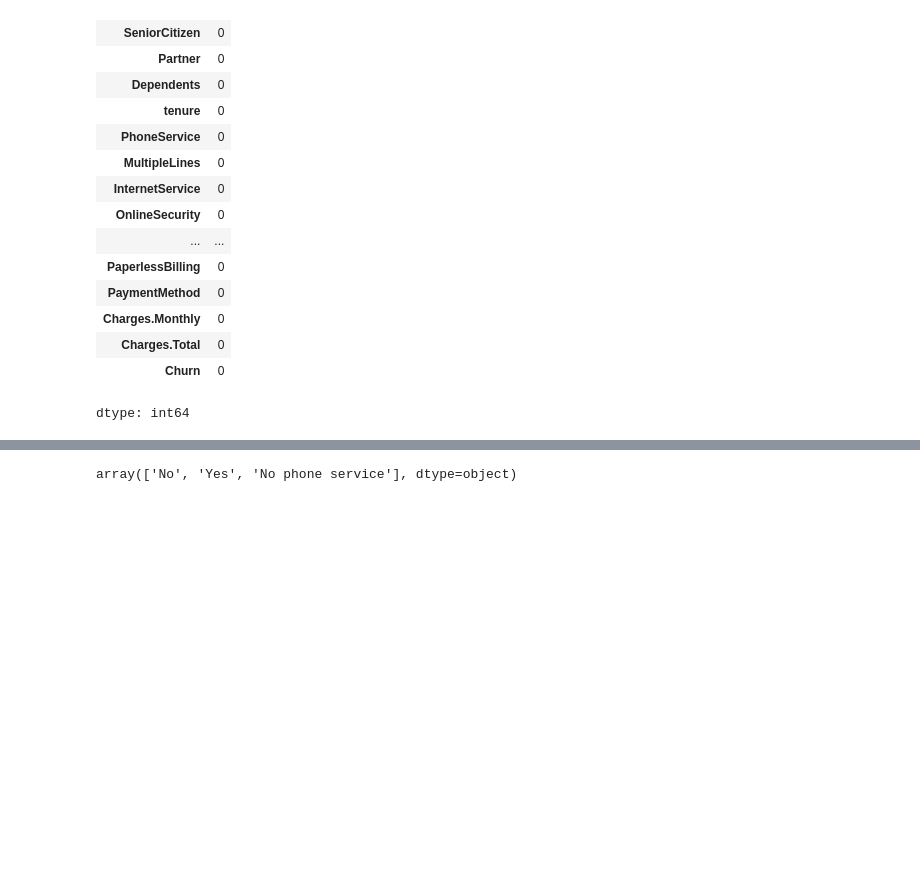
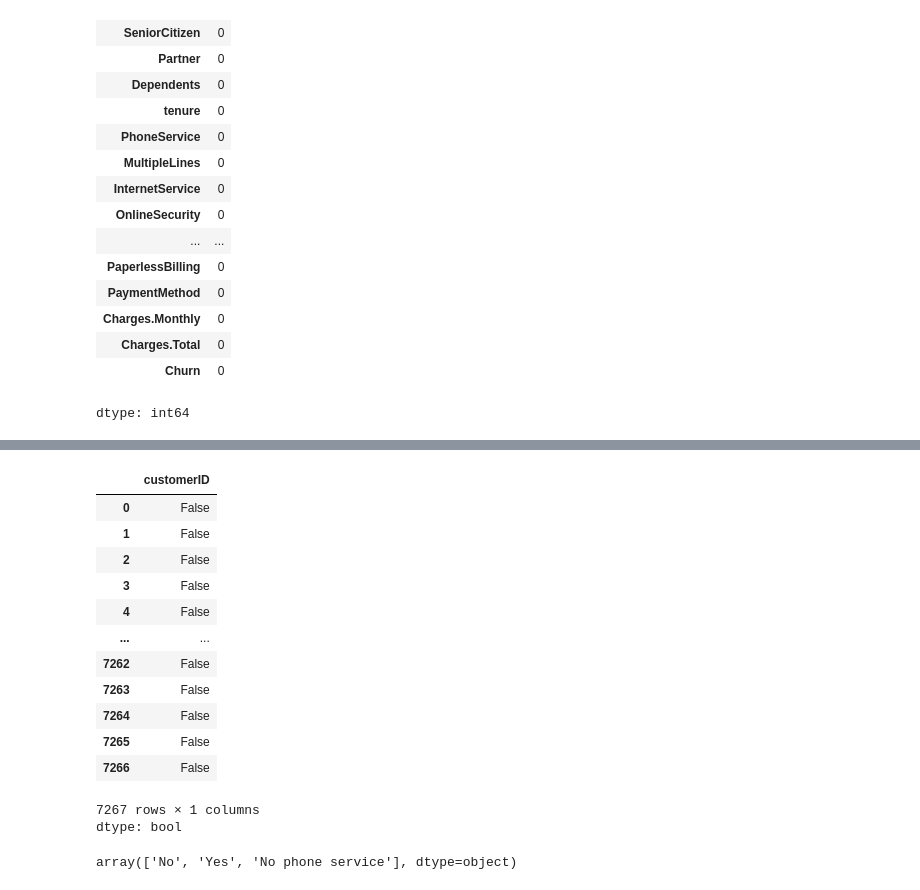
Before and after one commit to betuka1007/Ventas-de-cliente-Alura, a Jupyter notebook: TelecomX_LATAM.ipynb, the cells around one changed output, grey strips where cells are left out. Cells and saved outputs as stored; diff of their text form; code cells hidden in the pictures; blank space fills up the shorter version.

```diff
--- a/TelecomX_LATAM.ipynb
+++ b/TelecomX_LATAM.ipynb
@@ -129,3 +153,20 @@ memory usage: 1.2+ MB
+# %%
+pd_telecomm['customerID'].duplicated()
+# %% [output]
+|  | customerID |
+| 0 | False |
+| 1 | False |
+| 2 | False |
+| 3 | False |
+| 4 | False |
+| ... | ... |
+| 7262 | False |
+| 7263 | False |
+| 7264 | False |
+| 7265 | False |
+| 7266 | False |
+7267 rows × 1 columns
+dtype: bool
 # %%
 pd_telecomm['MultipleLines'].unique()
 # %% [output]
```
Also changed, not shown: parts of 52 cells of this notebook.
